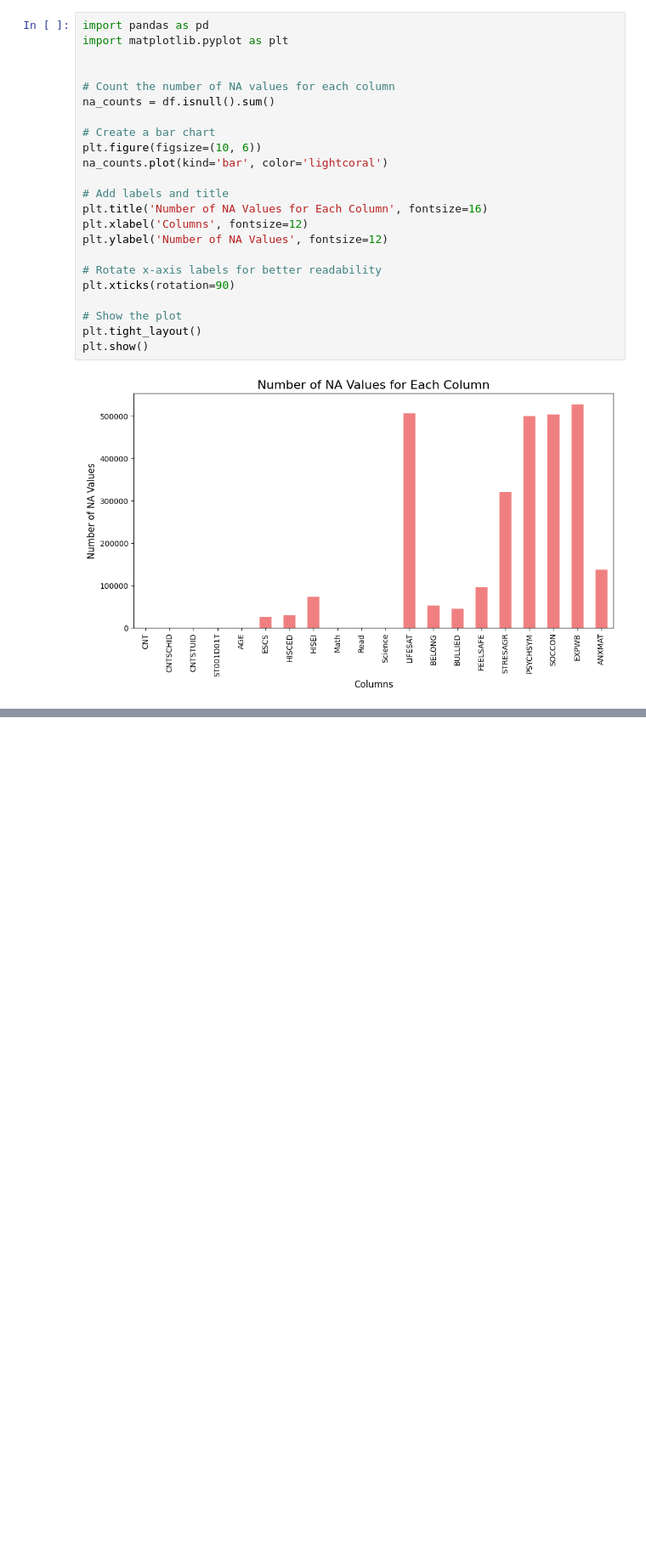
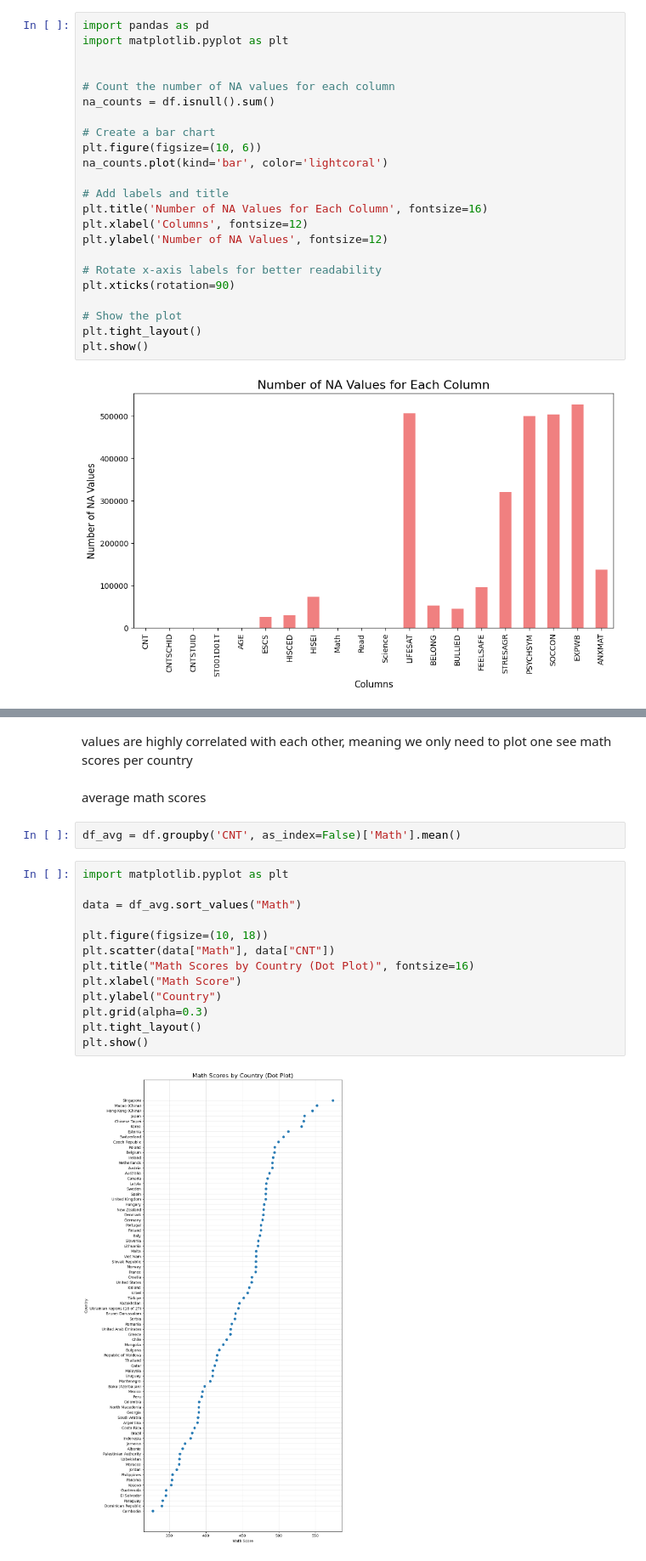
Before and after one commit to RandyHuynh5815/excellent-education-systems, a Jupyter notebook: data-analysis/data/data_observation.ipynb, the cells around one changed output, grey strips where cells are left out. Shown: that part at 85% size. Cells and saved outputs as stored; diff of their text form; blank space fills up the shorter version.

```diff
--- a/data-analysis/data/data_observation.ipynb
+++ b/data-analysis/data/data_observation.ipynb
@@ -152,0 +87,22 @@ plt.show()
+# %% [markdown]
+values are highly correlated with each other, meaning we only need to plot one
+see math scores per country
+# %% [markdown]
+average math scores
+# %%
+df_avg = df.groupby('CNT', as_index=False)['Math'].mean()
+# %%
+import matplotlib.pyplot as plt
+
+data = df_avg.sort_values("Math")
+
+plt.figure(figsize=(10, 18))
+plt.scatter(data["Math"], data["CNT"])
+plt.title("Math Scores by Country (Dot Plot)", fontsize=16)
+plt.xlabel("Math Score")
+plt.ylabel("Country")
+plt.grid(alpha=0.3)
+plt.tight_layout()
+plt.show()
+# %% [output]
+[figure, added]
```
Also changed, not shown: parts of 7 cells of this notebook.
